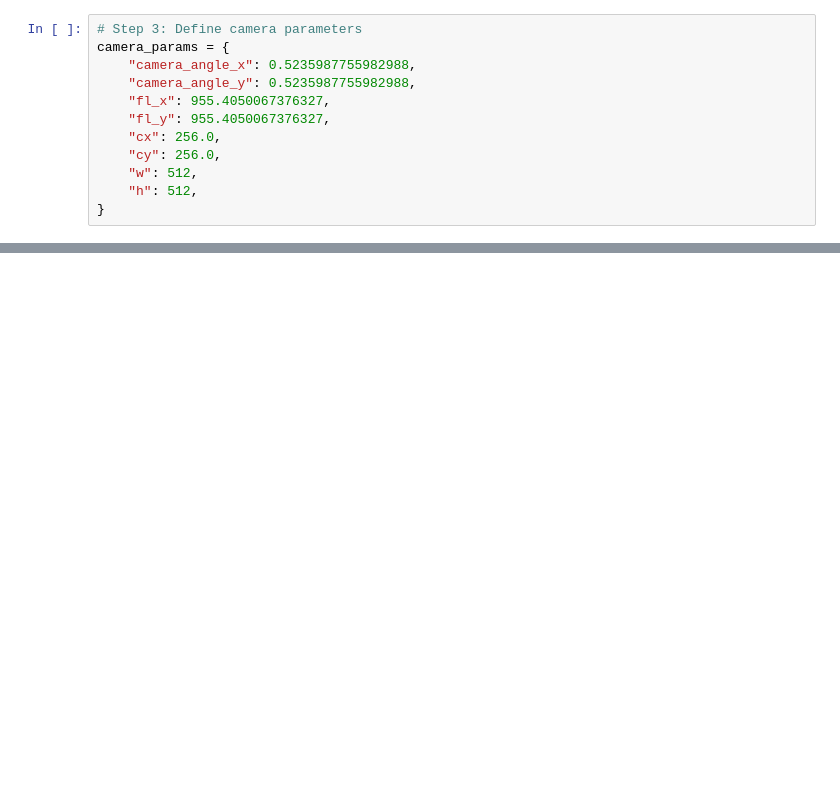
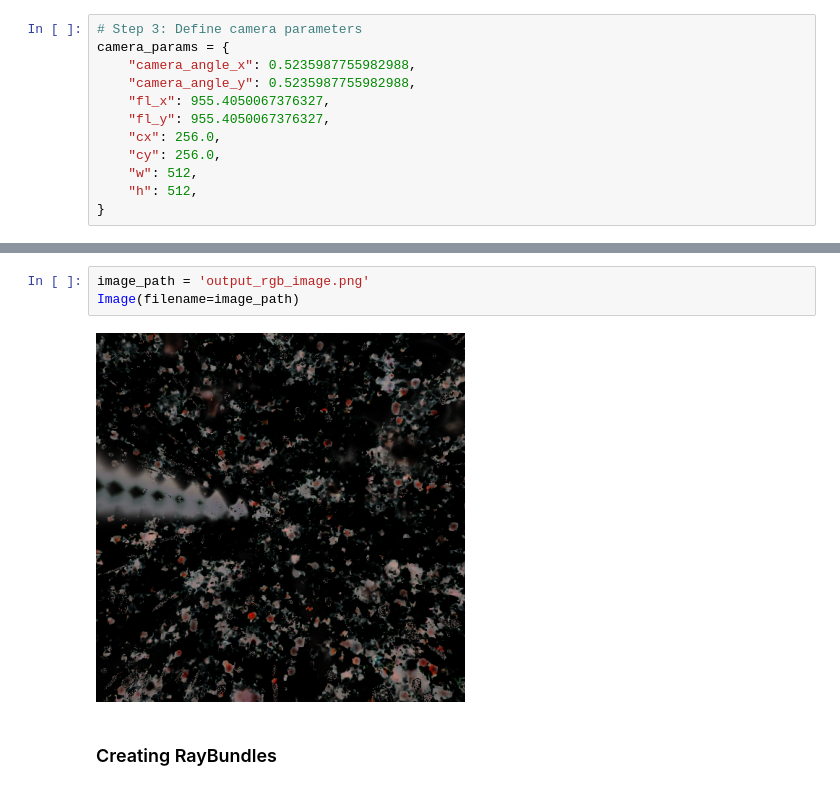
Before and after one commit to podolskyDavid/neural-registration, a Jupyter notebook: testing.ipynb, the cells around one changed output, grey strips where cells are left out. Drawn from its saved outputs; the diff is of its cells as text; blank space fills up the shorter version.

```diff
--- a/testing.ipynb
+++ b/testing.ipynb
@@ -138,0 +209,7 @@ losses  nerf_inversion  outputs               testing.ipynb
+# %%
+image_path = 'output_rgb_image.png'
+Image(filename=image_path)
+# %% [output]
+[figure, added]
+# %% [markdown]
+### Creating RayBundles
```
Also changed, not shown: parts of 17 cells of this notebook.
